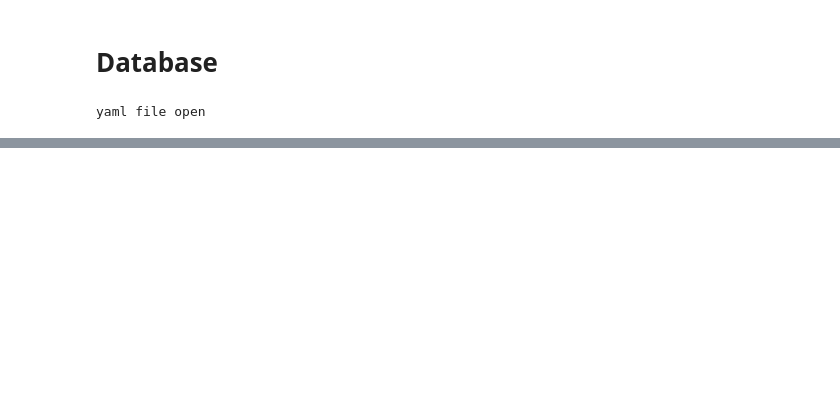
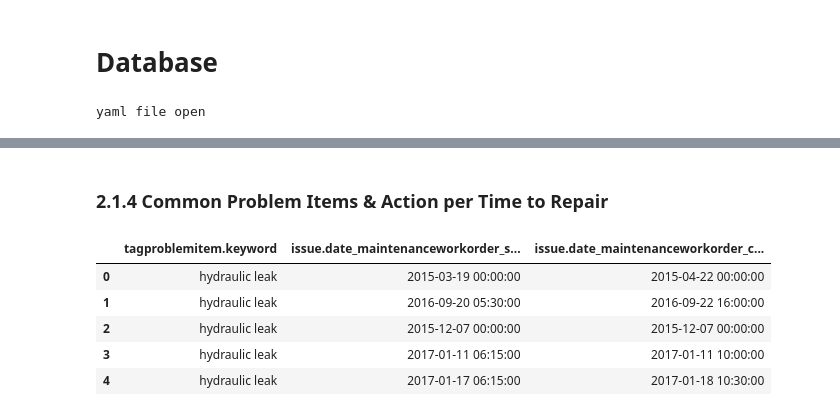
Before and after one commit to usnistgov/nestor, a Jupyter notebook: database_storage/KPI.ipynb, the cells around one changed output, grey strips where cells are left out. Cells and saved outputs as stored; diff of their text form; code cells hidden in the pictures; blank space fills up the shorter version.

```diff
--- a/database_storage/KPI.ipynb
+++ b/database_storage/KPI.ipynb
@@ -118,0 +241,13 @@ issue.description_of_problem
+# %% [markdown]
+### 2.1.4 Common Problem Items & Action per Time to Repair
+# %%
+kpi = problemitem + issue_dateMWOstart + issue_dateMWOend
+df = resultToObservationDataframe(database.runQuery(kpi.cypher_filterQuery())[1])
+df.head()
+# %% [output]
+|  | tagproblemitem.keyword | issue.date_maintenanceworkorder_s... | issue.date_maintenanceworkorder_c... |
+| 0 | hydraulic leak | 2015-03-19 00:00:00 | 2015-04-22 00:00:00 |
+| 1 | hydraulic leak | 2016-09-20 05:30:00 | 2016-09-22 16:00:00 |
+| 2 | hydraulic leak | 2015-12-07 00:00:00 | 2015-12-07 00:00:00 |
+| 3 | hydraulic leak | 2017-01-11 06:15:00 | 2017-01-11 10:00:00 |
+| 4 | hydraulic leak | 2017-01-17 06:15:00 | 2017-01-18 10:30:00 |
```
Also changed, not shown: parts of 85 cells of this notebook, 2 other files.
